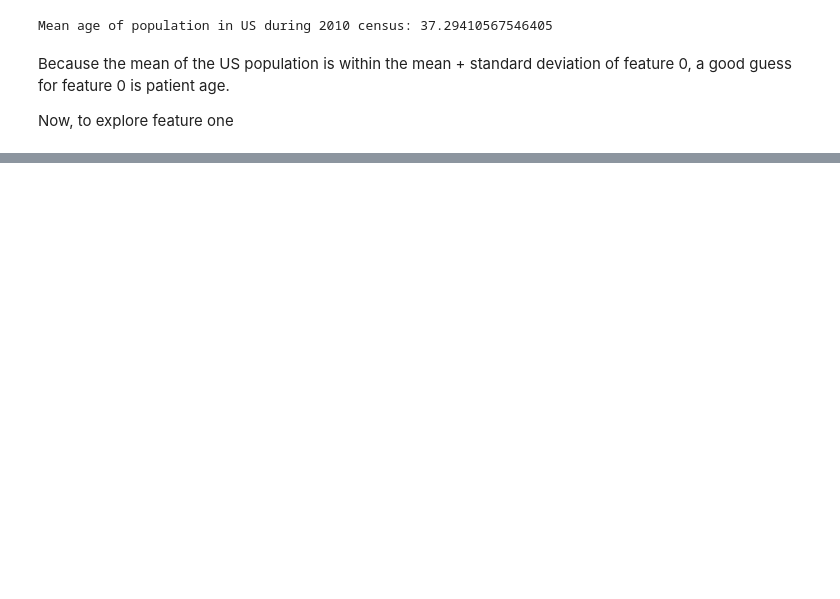
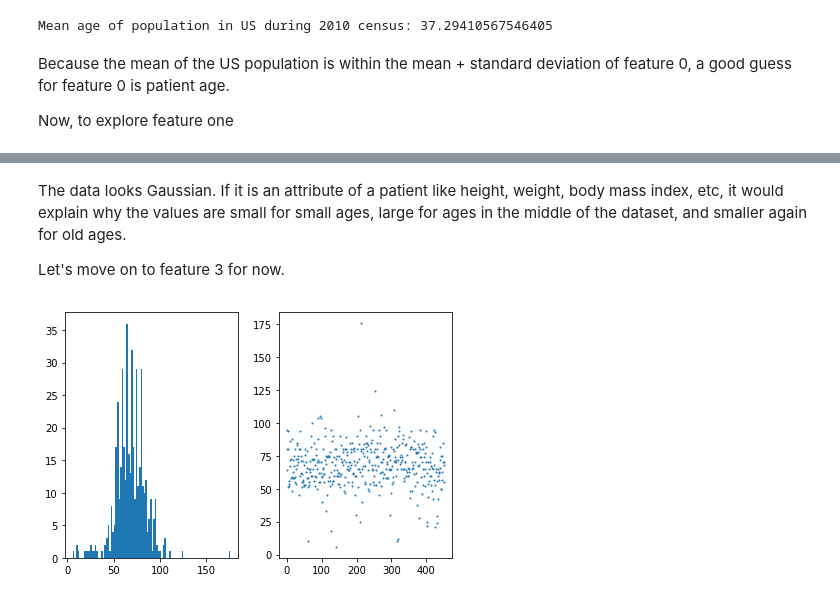
Before and after one commit to danieldiamont/DataScienceLab, a Jupyter notebook: Lab_1_dd28977.ipynb, the cells around one changed output, grey strips where cells are left out. Saved outputs shown, nothing was run; the diff lists cells and outputs as text; code cells hidden in the pictures; blank space fills up the shorter version.

```diff
--- a/Lab_1_dd28977.ipynb
+++ b/Lab_1_dd28977.ipynb
@@ -277,0 +346,13 @@ Now, to explore feature one
+# %% [markdown]
+The data looks Gaussian. If it is an attribute of a patient like height, weight, body mass index, etc, it would explain why the values are small for small ages, large for ages in the middle of the dataset, and smaller again for old ages.
+
+Let's move on to feature 3 for now.
+# %%
+feature3 = data[3]
+plt.subplot(1,2,1)
+plt.hist(feature3,bins=100)
+plt.subplot(1,2,2)
+plt.scatter(np.arange(feature3.size),feature3, s = 1)
+plt.tight_layout()
+# %% [output]
+[figure, added]
```
Also changed, not shown: parts of 30 cells of this notebook.
